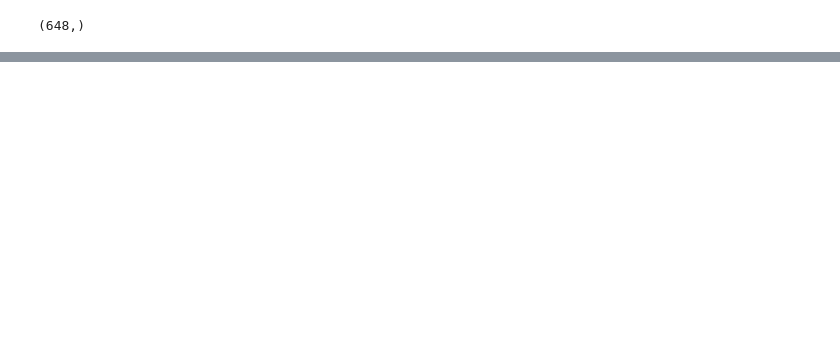
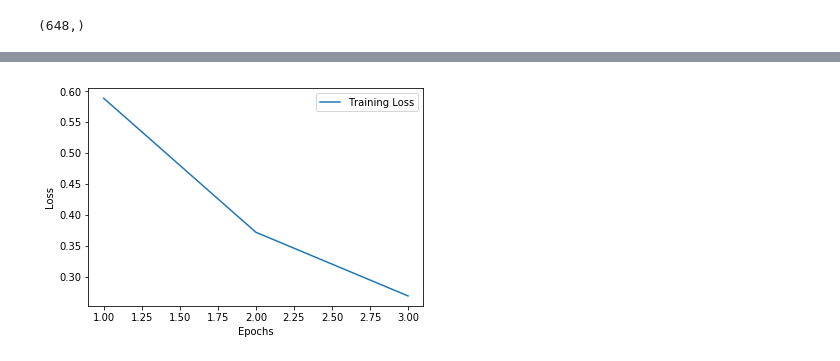
Before and after one commit to wcyn/gnue-chat-summarization, a Jupyter notebook: neural_net_models/NeuralNetworkModelForSentenceCategorization.ipynb, the cells around one changed output, grey strips where cells are left out. Cells and saved outputs as stored; diff of their text form; code cells hidden in the pictures; blank space fills up the shorter version.

```diff
--- a/neural_net_models/NeuralNetworkModelForSentenceCategorization.ipynb
+++ b/neural_net_models/NeuralNetworkModelForSentenceCategorization.ipynb
@@ -418,0 +605,4 @@ weighted avg       0.91      0.96      0.93       648
+# %%
+# load the dataset but only keep the top n words, zero the rest
+top_words = 5000
+(X_train, y_train), (X_test, y_test) = imdb.load_data(num_words=top_words)
@@ -418,0 +641,5 @@ weighted avg       0.91      0.96      0.93       648
+# %%
+# truncate and pad input sequences
+max_review_length = 500
+X_train = sequence.pad_sequences(X_train, maxlen=max_review_length)
+X_test = sequence.pad_sequences(X_test, maxlen=max_review_length)
@@ -418,0 +708,2 @@ weighted avg       0.91      0.96      0.93       648
+# %%
+imdb_history = model.fit(X_train, y_train, validation_data=(X_test, y_test), epochs=3, batch_size=64)
@@ -418,0 +718,12 @@ weighted avg       0.91      0.96      0.93       648
+# %%
+imdb_loss_values = imdb_history.history['loss']
+imdb_epochs = range(1, len(imdb_loss_values)+1)
+
+plt.plot(imdb_epochs, imdb_loss_values, label='Training Loss')
+plt.xlabel('Epochs')
+plt.ylabel('Loss')
+plt.legend()
+
+plt.show()
+# %% [output]
+[figure, added]
```
Also changed, not shown: parts of 79 cells of this notebook, 4 other files.
